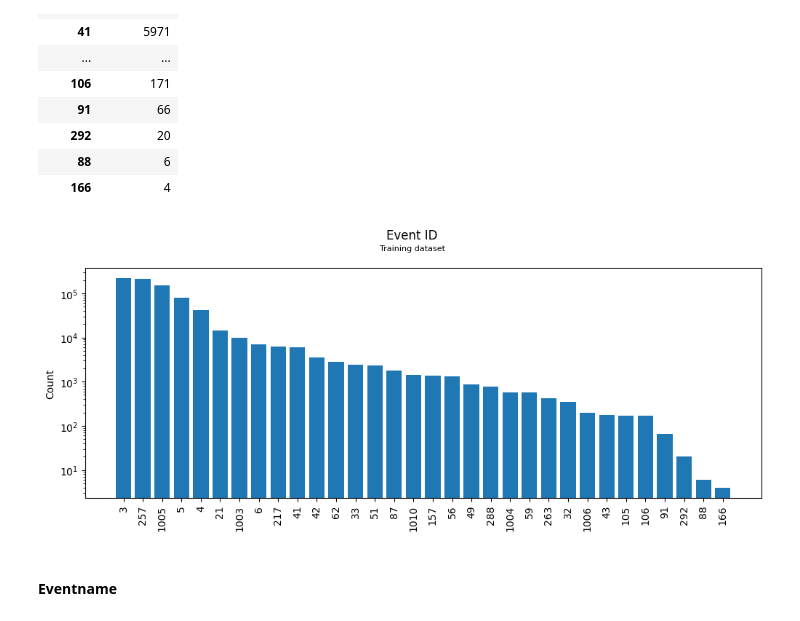
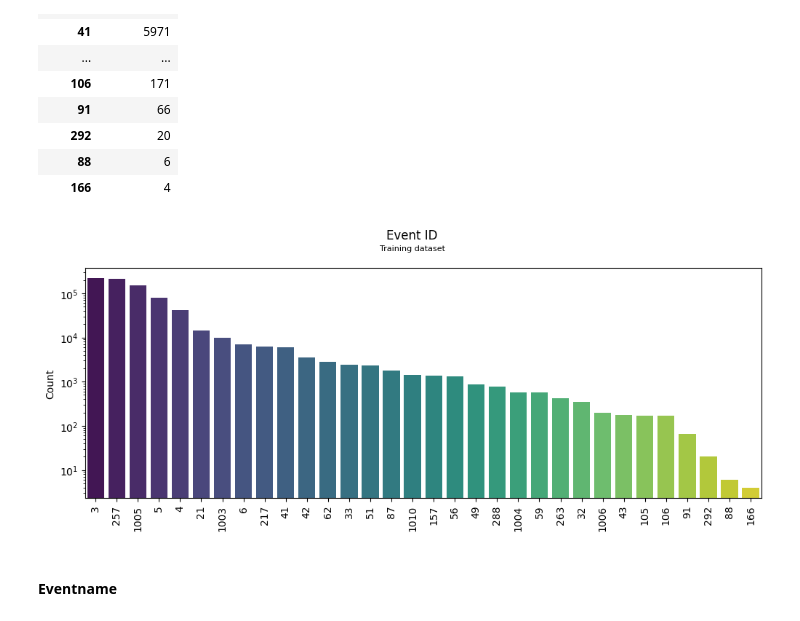
Before and after one commit to moryba/Beth-project, a Jupyter notebook: Data analysis/data analysis.ipynb, the cells around one changed output. Saved outputs shown, nothing was run; the diff lists cells and outputs as text; code cells hidden in the pictures.

```diff
--- a/Data analysis/data analysis.ipynb
+++ b/Data analysis/data analysis.ipynb
@@ -395,22 +410,23 @@ event_train
 # %%
 fig, ax = plt.subplots(figsize=(12,4))
 labels = event_train.index.values.astype('str')
 counts = event_train.timestamp.values
 
 
 y_pos = np.arange(len(labels))
-ax.bar(labels, counts)
+# ax.bar(labels, counts)
+sns.barplot(x=labels, y=counts, ax=ax, palette='viridis')
 plt.xticks(y_pos, labels)
 ax.set_ylabel('Count')
 
 ax.set_yscale('log')
 ax.tick_params(axis='x', labelrotation=90)
 plt.title('Event ID', size=12, ha="center", transform=fig.transFigure)
 plt.suptitle('Training dataset', size=8, ha="center", transform=fig.transFigure)
 plt.subplots_adjust(top=0.9, wspace=0.3)
 plt.show()
 # %% [output]
-[figure, old version]
+[figure, new version]
 # %% [markdown]
 #### Eventname
 # %%
```
Also changed, not shown: parts of 4 cells of this notebook, 7 other files.
